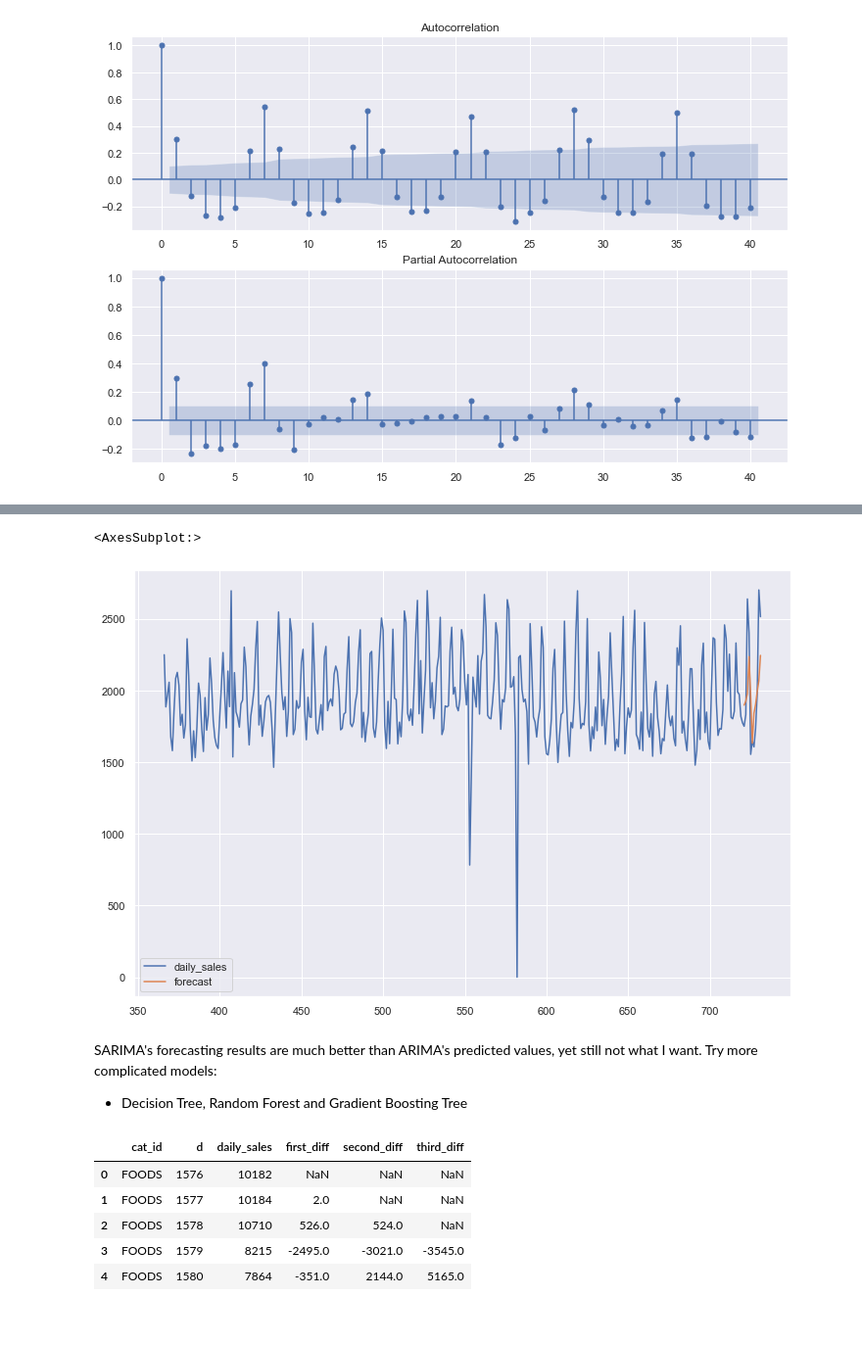
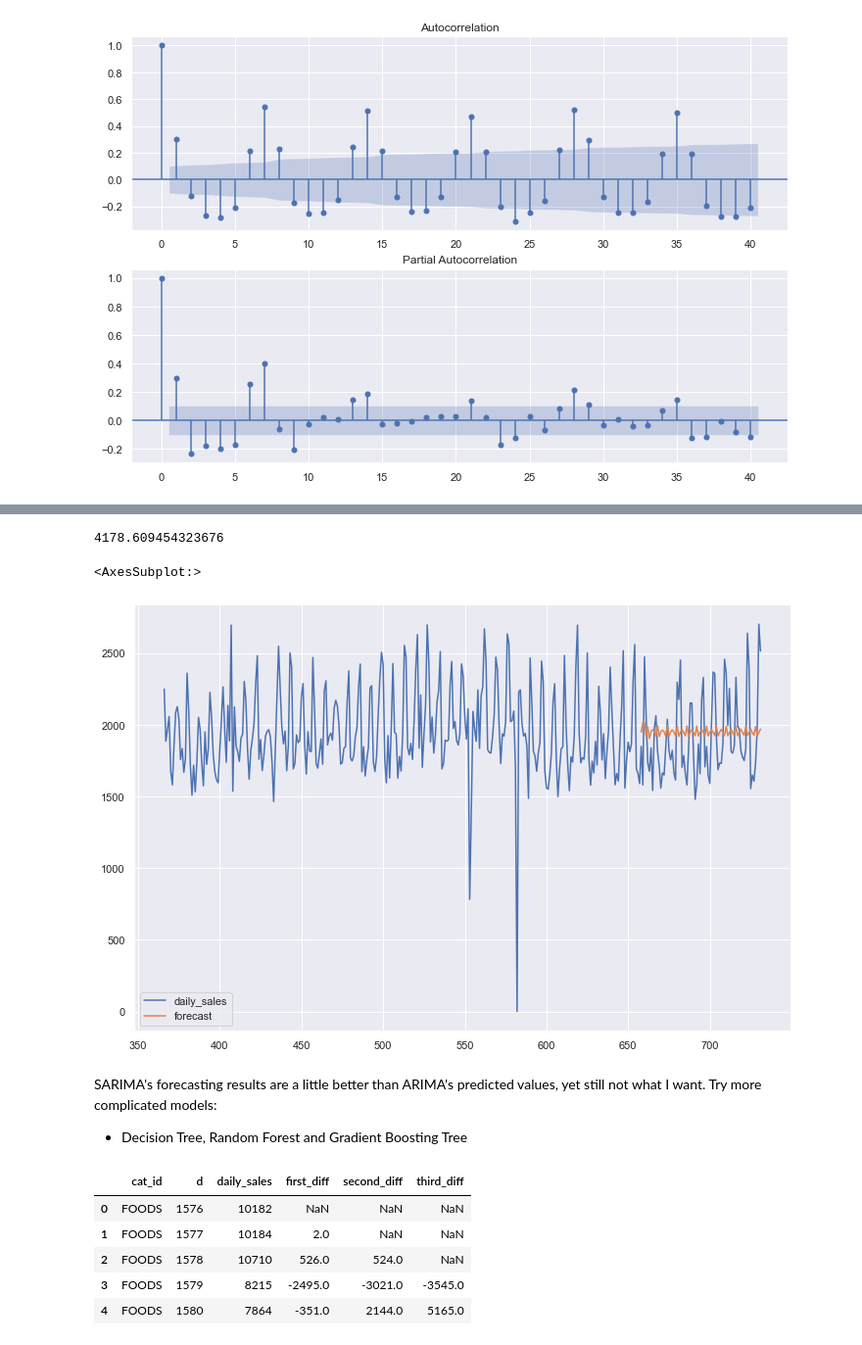
Before and after one commit to QingchuanLyu/Predicting-Walmart-Food-Sales, a Jupyter notebook: Walmart_Sales_Prediction_Qingchuan Lyu.ipynb, the cells around one changed output, grey strips where cells are left out. Shown at 98% size. Cells and saved outputs as stored; diff of their text form; code cells hidden in the pictures.

Commit message:
Rewrote out-of-sample prediction for (S)ARIMA.

```diff
--- a/Walmart_Sales_Prediction_Qingchuan Lyu.ipynb
+++ b/Walmart_Sales_Prediction_Qingchuan Lyu.ipynb
@@ -526,3 +526,0 @@ model_fit.aic
-# %%
-input_ca_hobbies['forecast'] = model_fit.predict(start=355, end = 365, dynamic = True)
-input_ca_hobbies[['daily_sales', 'forecast']].plot(figsize = (12, 8))
@@ -531,0 +527,7 @@ input_ca_hobbies[['daily_sales', 'forecast']].plot(figsize = (12, 8))
+# %%
+# Predict out-of-sample 20% most recent data.
+step = int(0.2 * len(input_ca_hobbies)) + 1
+# .forecast() returns a tuple. The first array is the out-of-sample prediction.
+input_ca_hobbies['forecast'] = np.nan
+input_ca_hobbies['forecast'][train_size:] = model_fit.forecast(steps = step)[0]
+input_ca_hobbies[['daily_sales', 'forecast']].plot(figsize = (12, 8))
@@ -534,15 +539,22 @@ input_ca_hobbies[['daily_sales', 'forecast']].plot(figsize = (12, 8))
 # Add seasonality with SARIMA
 sarima_model = sm.tsa.statespace.SARIMAX(input_ca_hobbies['daily_sales'][:train_size], order = (2, 0, 1), seasonal_order = (2, 0, 1, 3))
 sarima_results = sarima_model.fit()
+sarima_results.aic
+# %% [output]
+4178.609454323676
 # %%
 # Dynamic = False means the lagged dependent variables are used, rather than forecasted values
-input_ca_hobbies['forecast'] = model_fit.predict(start=355, end = 365, dynamic = False)
+# Predict out-of-sample 20% most recent data.
+step = int(0.2 * len(input_ca_hobbies)) + 1
+# .forecast() returns a tuple. The first array is the out-of-sample prediction.
+input_ca_hobbies['forecast'] = np.nan
+input_ca_hobbies['forecast'][train_size:] = sarima_results.forecast(steps = step)
 input_ca_hobbies[['daily_sales', 'forecast']].plot(figsize = (12, 8))
 # %% [output]
 <AxesSubplot:>
-[figure, old version]
+[figure, new version]
 # %% [markdown]
-SARIMA's forecasting results are much better than ARIMA's predicted values, yet still not what I want. Try more complicated models:
+SARIMA's forecasting results are a little better than ARIMA's predicted values, yet still not what I want. Try more complicated models:
 
 * Decision Tree, Random Forest and Gradient Boosting Tree
 # %%
```
Also changed, not shown: parts of 3 cells of this notebook.
